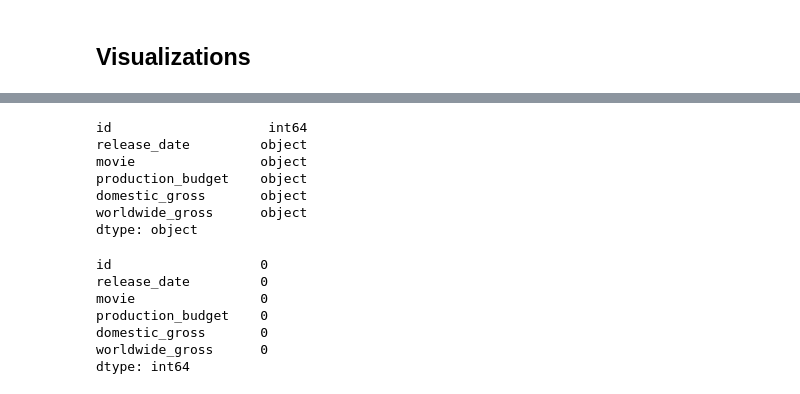
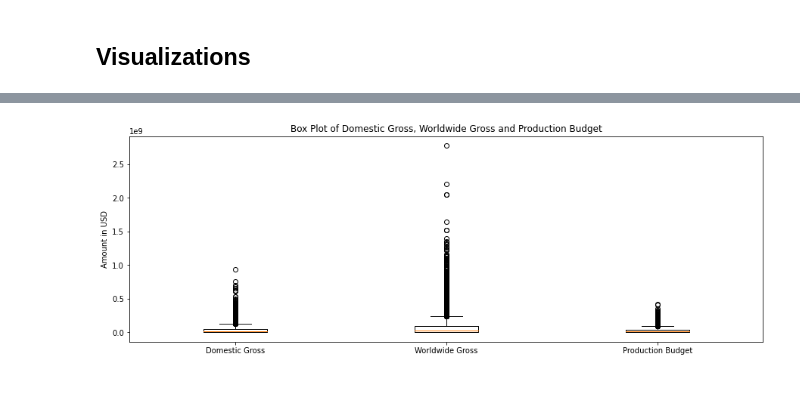
Before and after one commit to kiriiri/Microsoft-Movie-Analysis, a Jupyter notebook: student.ipynb, the cells around one changed output, grey strips where cells are left out. Saved outputs shown, nothing was run; the diff lists cells and outputs as text; code cells hidden in the pictures.

```diff
--- a/student.ipynb
+++ b/student.ipynb
@@ -484,20 +804,0 @@ df3
-# %%
-df3.dtypes
-# %% [output]
-id                    int64
-release_date         object
-movie                object
-production_budget    object
-domestic_gross       object
-worldwide_gross      object
-dtype: object
-# %%
-df3.isna().sum()
-# %% [output]
-id                   0
-release_date         0
-movie                0
-production_budget    0
-domestic_gross       0
-worldwide_gross      0
-dtype: int64
@@ -508 +805,21 @@ df3['worldwide_gross'] = df3['worldwide_gross'].str.replace('$', '').str.replace
+# %%
+#creating a boxplot of the 'production_budget' column, 'domestic_gross' column and 'worldwide_gross' column
+#from df3(the fourth dataframe)
+fig, ax = plt.subplots(figsize=(15,5))
+
+# Plot box plots for the variables of interest
+ax.boxplot([df3['domestic_gross'], df3['worldwide_gross'], df3['production_budget']])
+
+# Set x-axis tick labels
+ax.set_xticklabels(['Domestic Gross', 'Worldwide Gross', 'Production Budget'])
+
+# Set y-axis label
+ax.set_ylabel('Amount in USD')
+
+# Set title
+plt.title('Box Plot of Domestic Gross, Worldwide Gross and Production Budget')
+
+plt.show();
+# %% [output]
+[figure, added]
 # %%
```
Also changed, not shown: parts of 45 cells of this notebook.
